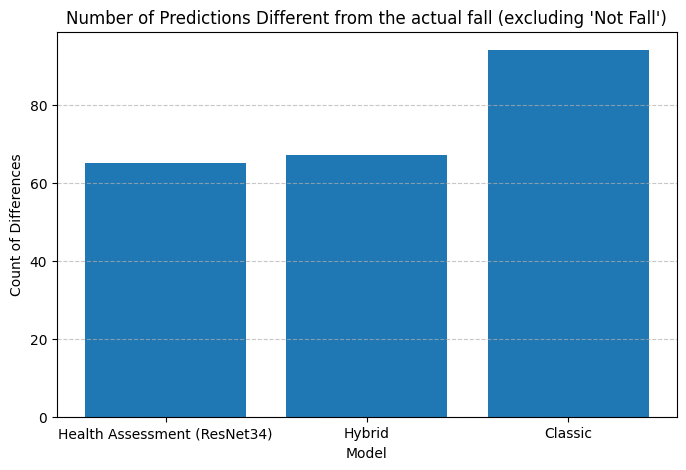
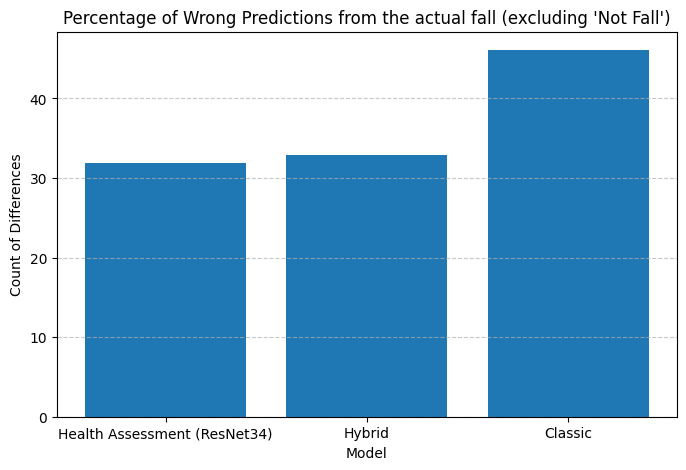
Unified diff of the notebook cell whose output changed from the first chart to the second:
--- before
+++ after
@@ -1,4 +1,4 @@
 comparison_columns = ["Health Assessment (ResNet34)", "Hybrid", "Classic"]
-differences = {col: (df[col] != df["True"]).sum() for col in comparison_columns}
+differences = {col: ((len(df[(df[col] != df["True"])]) / 204) * 100) for col in comparison_columns}
 
 # Convert to DataFrame for plotting
@@ -8,5 +8,5 @@
 plt.figure(figsize=(8, 5))
 plt.bar(diff_df["Model"], diff_df["Differences"])
-plt.title("Number of Predictions Different from the actual fall (excluding 'Not Fall')")
+plt.title("Percentage of Wrong Predictions from the actual fall (excluding 'Not Fall')")
 plt.xlabel("Model")
 plt.ylabel("Count of Differences")

Commit: Fixed classic cnn training